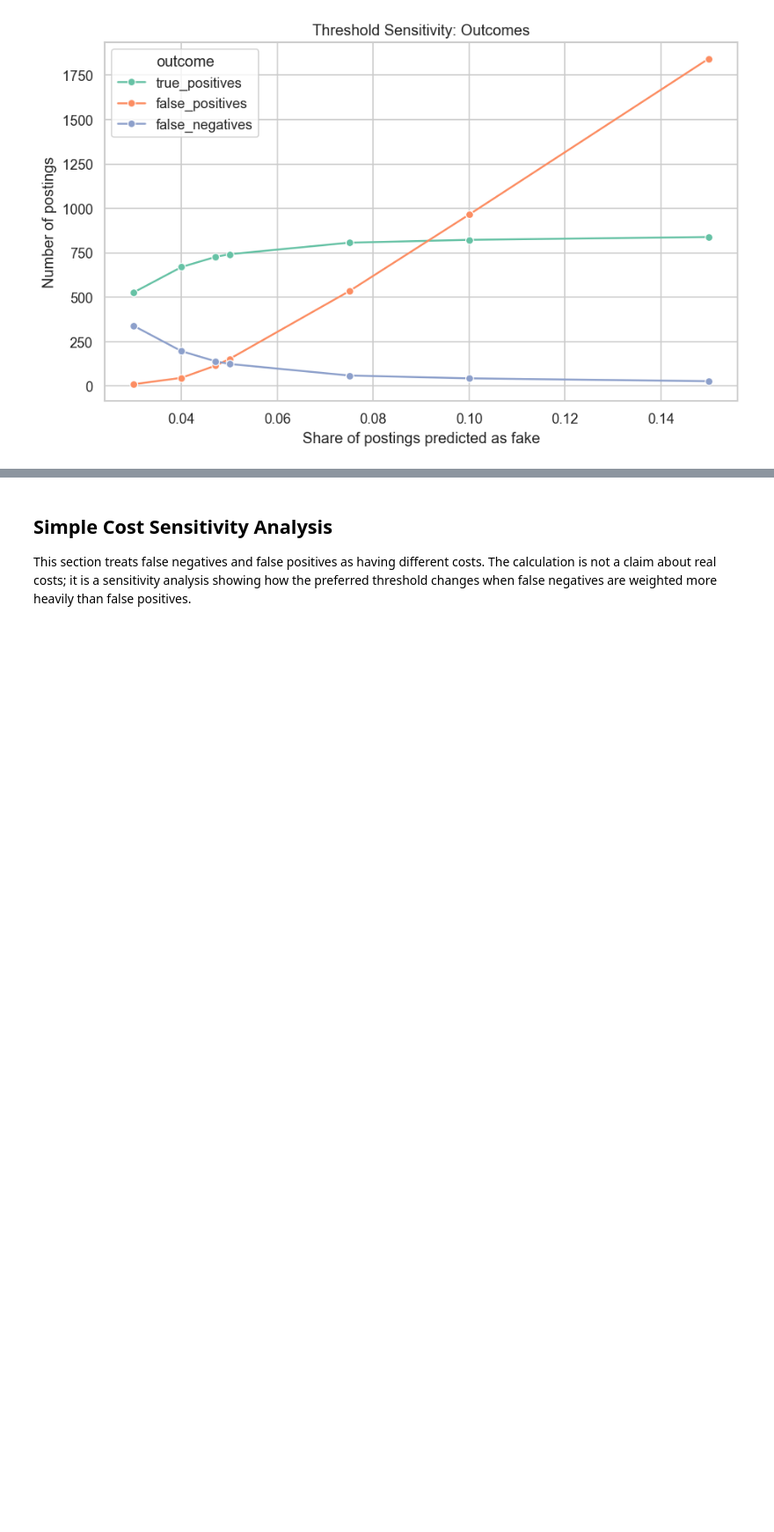
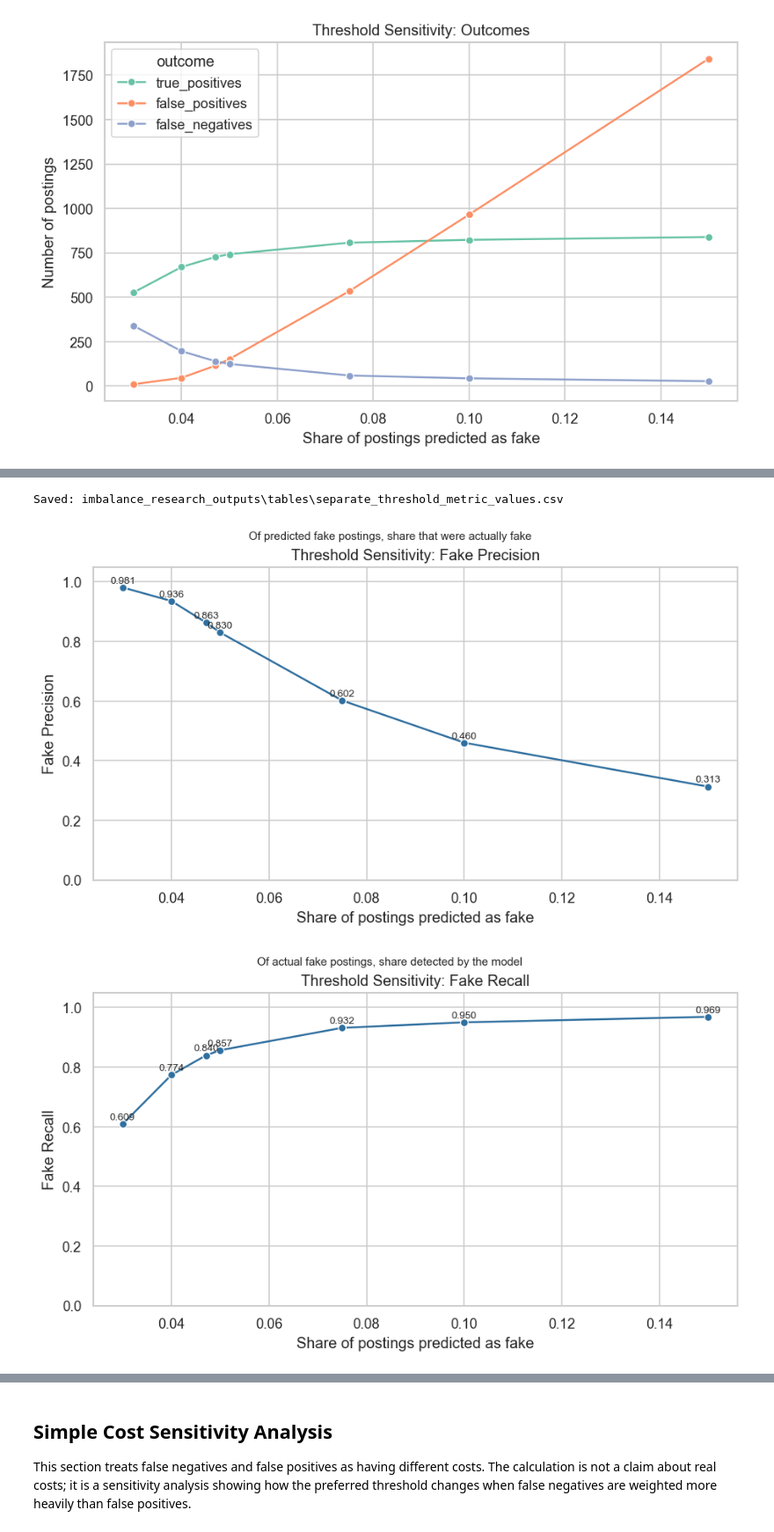
Before and after one commit to PatrickRay88/fake-job-postings-imbalance-research, a Jupyter notebook: imbalance_focused_research.ipynb, the cells around one changed output, grey strips where cells are left out. Shown at 88% size. Drawn from its saved outputs; the diff is of its cells as text; code cells hidden in the pictures; blank space fills up the shorter version.

Commit message:
Separate threshold metric analysis

```diff
--- a/imbalance_focused_research.ipynb
+++ b/imbalance_focused_research.ipynb
@@ -345,0 +356,39 @@ Saved: imbalance_research_outputs\tables\threshold_sensitivity_summary.csv
+# %%
+# Separate threshold plots for fake precision, fake recall, and fake F1
+separate_threshold_metrics = threshold_view[[
+    'threshold', 'flagged_rate', 'fake_precision', 'fake_recall', 'fake_f1',
+    'true_positives', 'false_positives', 'false_negatives'
+]].copy().round(4)
+display_and_save(separate_threshold_metrics, 'separate_threshold_metric_values')
+
+metric_details = [
+    ('fake_precision', 'Fake Precision', 'Of predicted fake postings, share that were actually fake'),
+    ('fake_recall', 'Fake Recall', 'Of actual fake postings, share detected by the model'),
+    ('fake_f1', 'Fake F1', 'Balance between fake precision and fake recall'),
+]
+
+for metric, label, subtitle in metric_details:
+    plt.figure(figsize=(8, 4.8))
+    sns.lineplot(data=threshold_view, x='flagged_rate', y=metric, marker='o', color='#2f6f9f')
+    for _, row in threshold_view.iterrows():
+        plt.text(row['flagged_rate'], row[metric] + 0.015, f"{row[metric]:.3f}", ha='center', fontsize=8)
+    plt.title(f'Threshold Sensitivity: {label}')
+    plt.suptitle(subtitle, y=0.94, fontsize=9)
+    plt.xlabel('Share of postings predicted as fake')
+    plt.ylabel(label)
+    plt.ylim(0, 1.05)
+    savefig(f'threshold_sensitivity_{metric}_separate')
+    plt.show()
+
+# Small-multiple comparison keeps the same x-axis but gives each metric its own panel.
+fig, axes = plt.subplots(1, 3, figsize=(15, 4.5), sharex=True, sharey=True)
+for ax, (metric, label, subtitle) in zip(axes, metric_details):
+    sns.lineplot(data=threshold_view, x='flagged_rate', y=metric, marker='o', ax=ax, color='#2f6f9f')
+    ax.set_title(label)
+    ax.set_xlabel('Share predicted fake')
+    ax.set_ylabel('Score')
+    ax.set_ylim(0, 1.05)
+fig.suptitle('Separate Threshold Metric Comparison', y=1.03)
+savefig('threshold_sensitivity_separate_metric_panels')
+plt.show()
+# %% [output]
@@ -345,0 +403,3 @@ Saved: imbalance_research_outputs\tables\threshold_sensitivity_summary.csv
+Saved: imbalance_research_outputs\tables\separate_threshold_metric_values.csv
+[figure, added]
+[figure, added]
```
Also changed, not shown: parts of 3 cells of this notebook, 7 other files.
